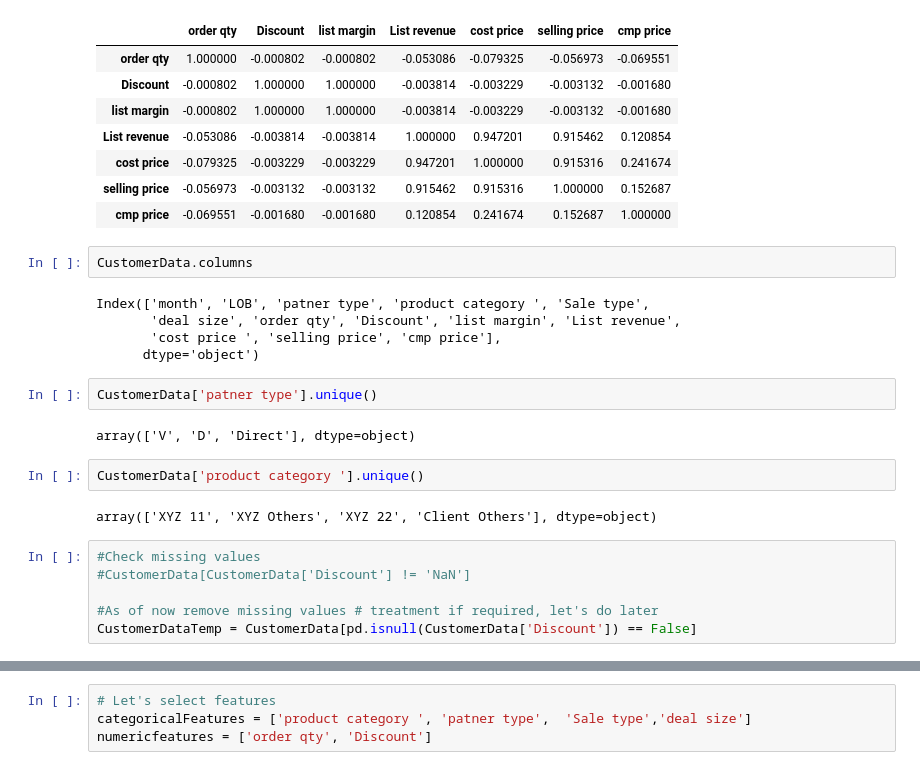
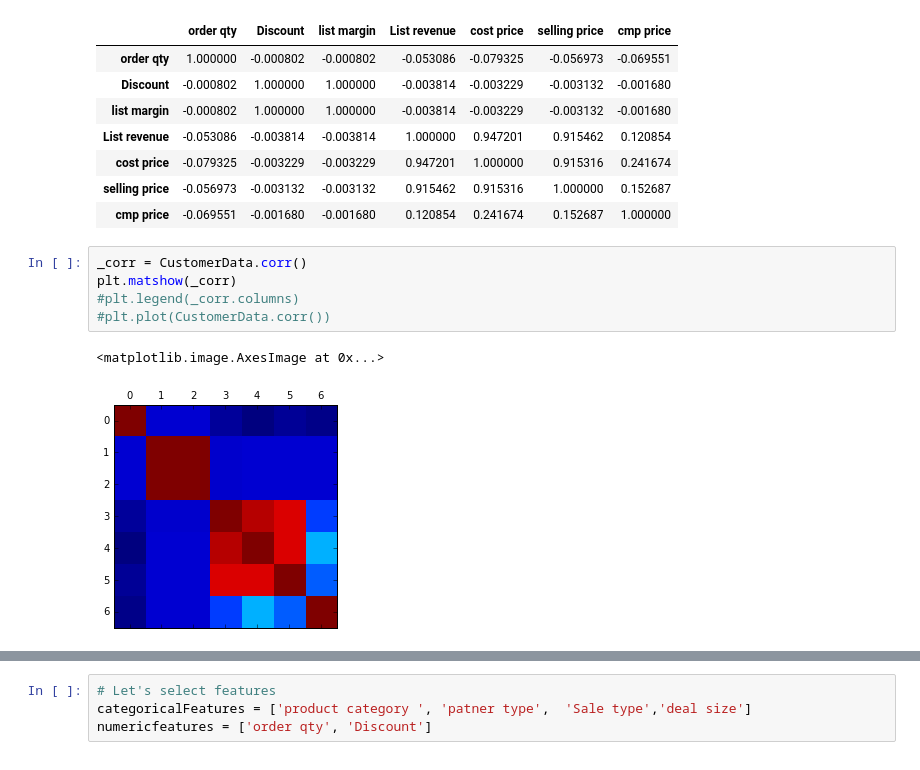
Before and after one commit to sahilmakkar1983/PocAndTrials, a Jupyter notebook: trials/python/Product_discount_analysis.ipynb, the cells around one changed output, grey strips where cells are left out. Saved outputs shown, nothing was run; the diff lists cells and outputs as text.

```diff
--- a/trials/python/Product_discount_analysis.ipynb
+++ b/trials/python/Product_discount_analysis.ipynb
@@ -37,24 +59,11 @@ CustomerData.corr()
 | cost price | -0.079325 | -0.003229 | -0.003229 | 0.947201 | 1.000000 | 0.915316 | 0.241674 |
 | selling price | -0.056973 | -0.003132 | -0.003132 | 0.915462 | 0.915316 | 1.000000 | 0.152687 |
 | cmp price | -0.069551 | -0.001680 | -0.001680 | 0.120854 | 0.241674 | 0.152687 | 1.000000 |
-# %%
-CustomerData.columns
-# %% [output]
-Index(['month', 'LOB', 'patner type', 'product category ', 'Sale type',
-       'deal size', 'order qty', 'Discount', 'list margin', 'List revenue',
-       'cost price ', 'selling price', 'cmp price'],
-      dtype='object')
-# %%
-CustomerData['patner type'].unique()
-# %% [output]
-array(['V', 'D', 'Direct'], dtype=object)
-# %%
-CustomerData['product category '].unique()
-# %% [output]
-array(['XYZ 11', 'XYZ Others', 'XYZ 22', 'Client Others'], dtype=object)
-# %%
-#Check missing values
-#CustomerData[CustomerData['Discount'] != 'NaN']
-
-#As of now remove missing values # treatment if required, let's do later
-CustomerDataTemp = CustomerData[pd.isnull(CustomerData['Discount']) == False]
+# %%
+_corr = CustomerData.corr()
+plt.matshow(_corr)
+#plt.legend(_corr.columns)
+#plt.plot(CustomerData.corr())
+# %% [output]
+<matplotlib.image.AxesImage at 0x...>
+[figure, added]
```
Also changed, not shown: parts of 50 cells of this notebook.
